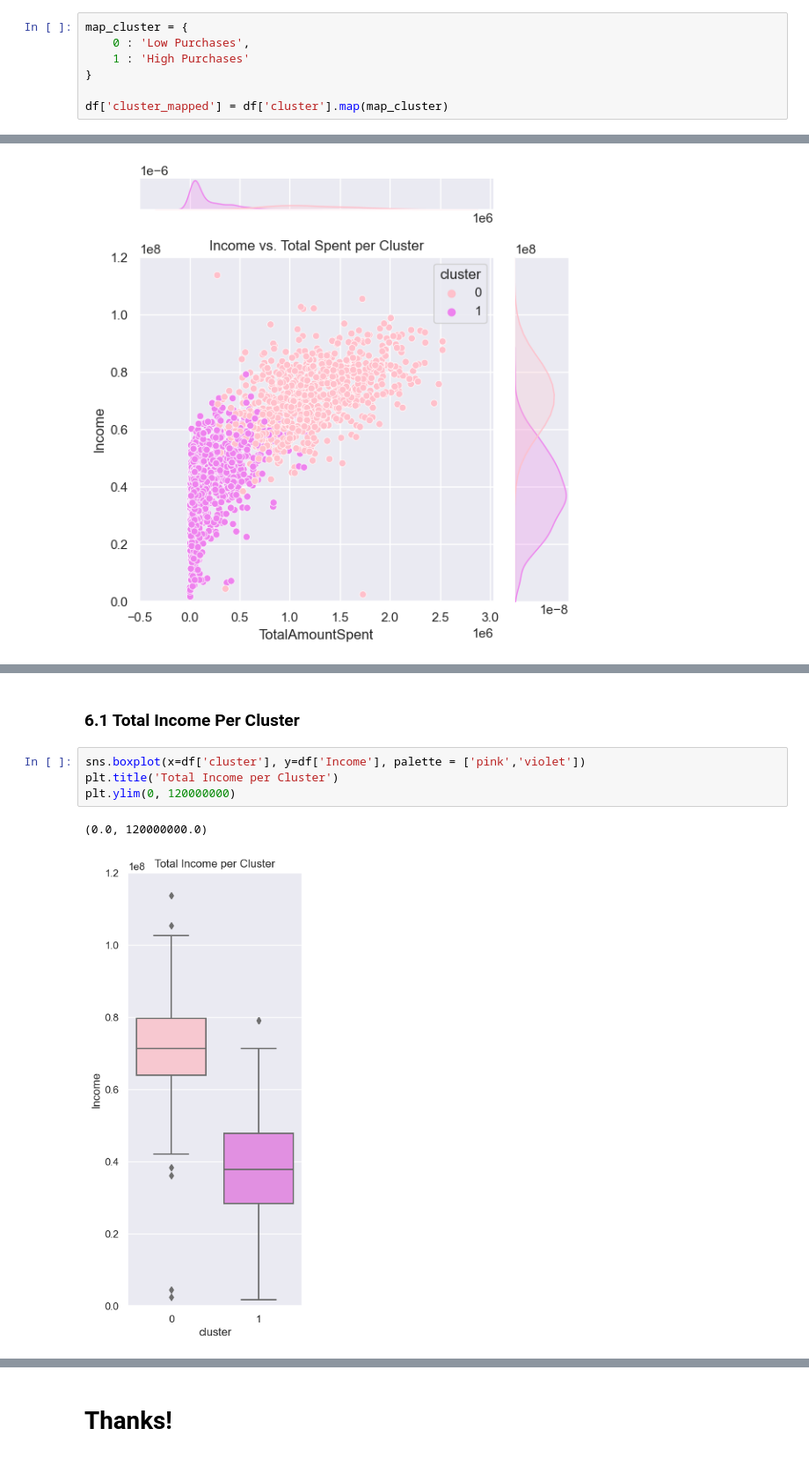
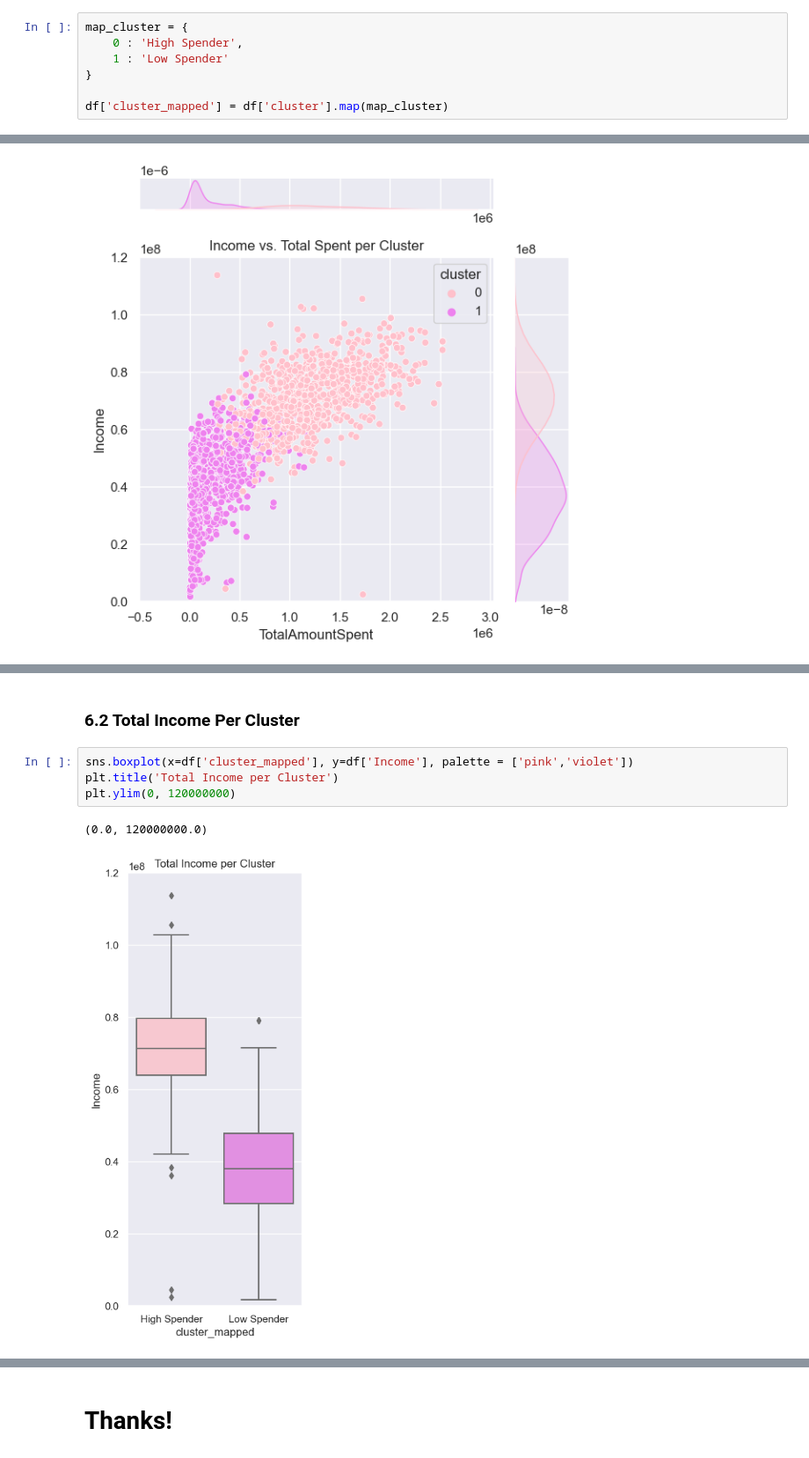
Before and after one commit to dishaadis/Predict-Customer-Personality-by-Using-K-Means, a Jupyter notebook: Notebook/Predict Customer Personality Using K-Means.ipynb, the cells around one changed output, grey strips where cells are left out. Shown at 88% size. Saved outputs shown, nothing was run; the diff lists cells and outputs as text.

```diff
--- a/Notebook/Predict Customer Personality Using K-Means.ipynb
+++ b/Notebook/Predict Customer Personality Using K-Means.ipynb
@@ -541,7 +528,7 @@ df.groupby('cluster')['Income','TotalAmountSpent','TotalPurchases','TotalAccepte
 # %%
 map_cluster = {
-    0 : 'Low Purchases',
-    1 : 'High Purchases'
+    0 : 'High Spender',
+    1 : 'Low Spender'
 }
 
 df['cluster_mapped'] = df['cluster'].map(map_cluster)
@@ -563,10 +632,10 @@ plt.tight_layout()
 # %% [markdown]
-### 6.1 Total Income Per Cluster
+### 6.2 Total Income Per Cluster
 # %%
-sns.boxplot(x=df['cluster'], y=df['Income'], palette = ['pink','violet'])
+sns.boxplot(x=df['cluster_mapped'], y=df['Income'], palette = ['pink','violet'])
 plt.title('Total Income per Cluster')
 plt.ylim(0, 120000000)
 # %% [output]
 (0.0, 120000000.0)
-[figure, old version]
+[figure, new version]
 # %% [markdown]
```
Also changed, not shown: parts of 24 cells of this notebook.
